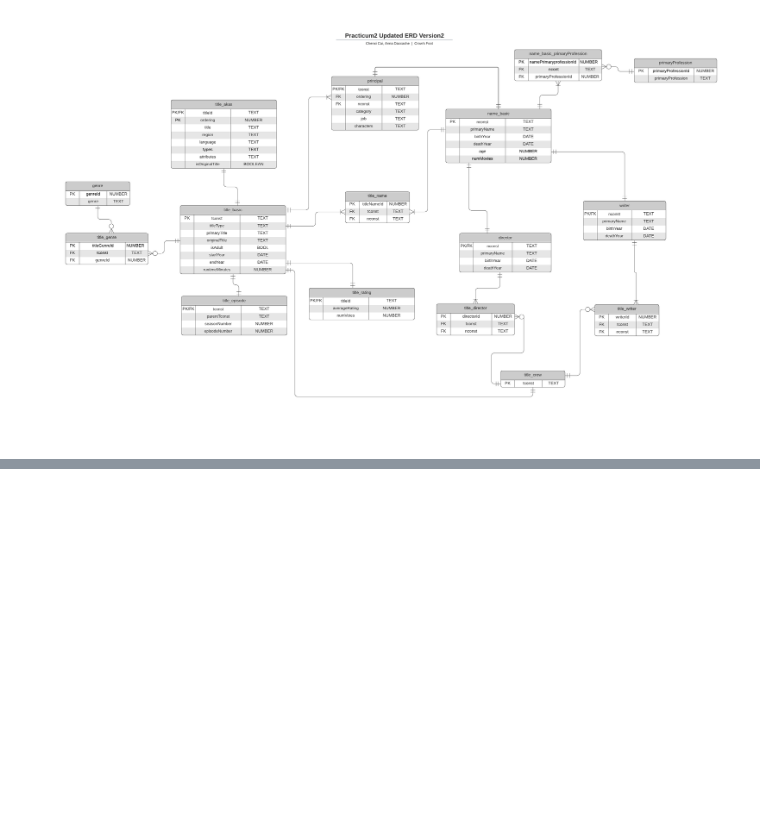
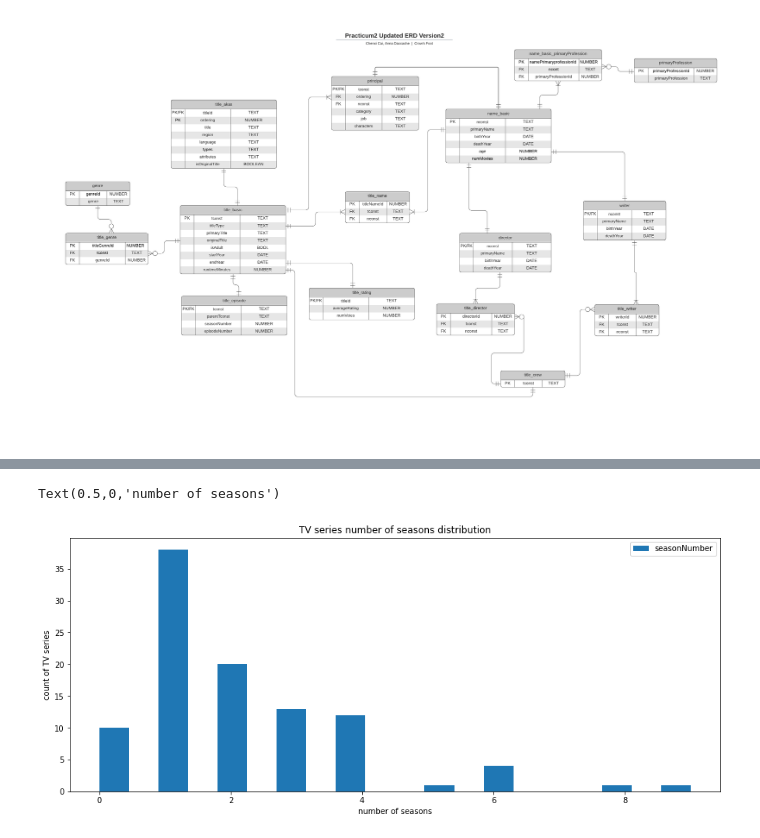
Before and after one commit to xiaohaiguicc/Practicum, a Jupyter notebook: Journaling.ipynb, the cells around one changed output, grey strips where cells are left out. Saved outputs shown, nothing was run; the diff lists cells and outputs as text; code cells hidden in the pictures; blank space fills up the shorter version.

```diff
--- a/Journaling.ipynb
+++ b/Journaling.ipynb
@@ -98,0 +902,16 @@ IGNORE 1 LINES
+# %%
+import matplotlib.pyplot as plt
+df = pd.read_sql_query("""
+SELECT TB.tconst, IFNULL(TE.seasonNumber, 0) AS seasonNumber
+FROM IMDb.title_basic as TB
+LEFT JOIN IMDb.title_episode as TE
+    ON TB.tconst = TE.tconst
+WHERE TB.titleType = 'tvEpisode'
+""", mydb)
+df.plot.hist(bins=20, figsize=(15,6))
+plt.title("TV series number of seasons distribution")
+plt.ylabel('count of TV series')
+plt.xlabel('number of seasons')
+# %% [output]
+Text(0.5,0,'number of seasons')
+[figure, added]
```
Also changed, not shown: parts of 43 cells of this notebook.
